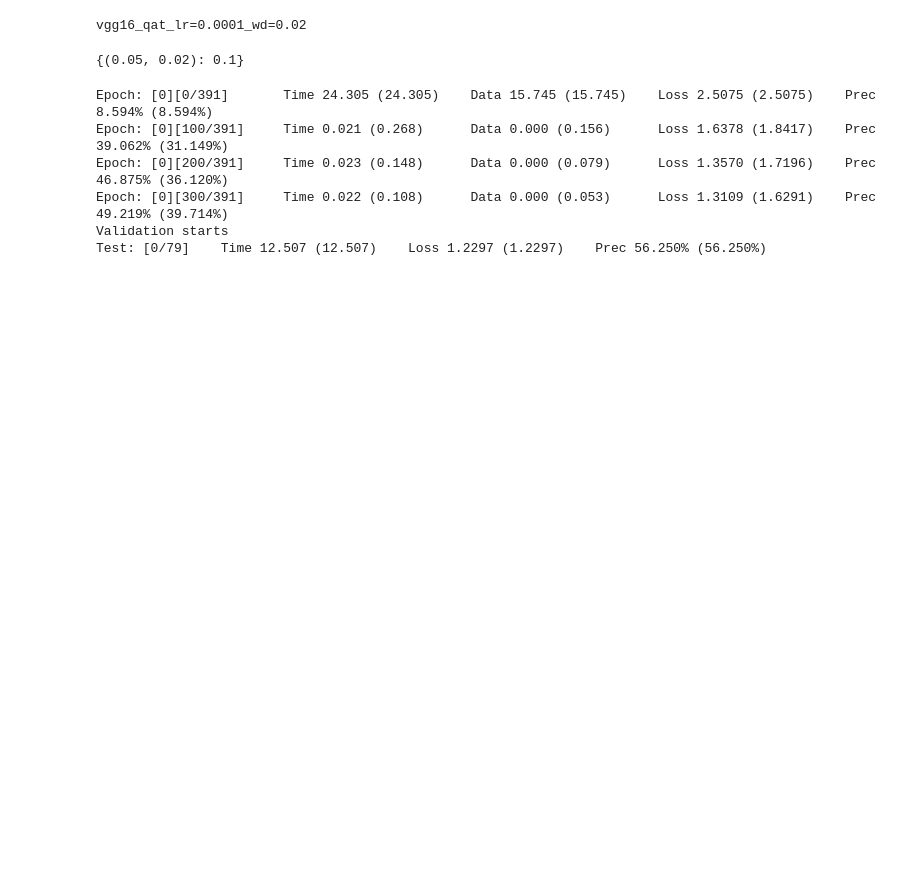
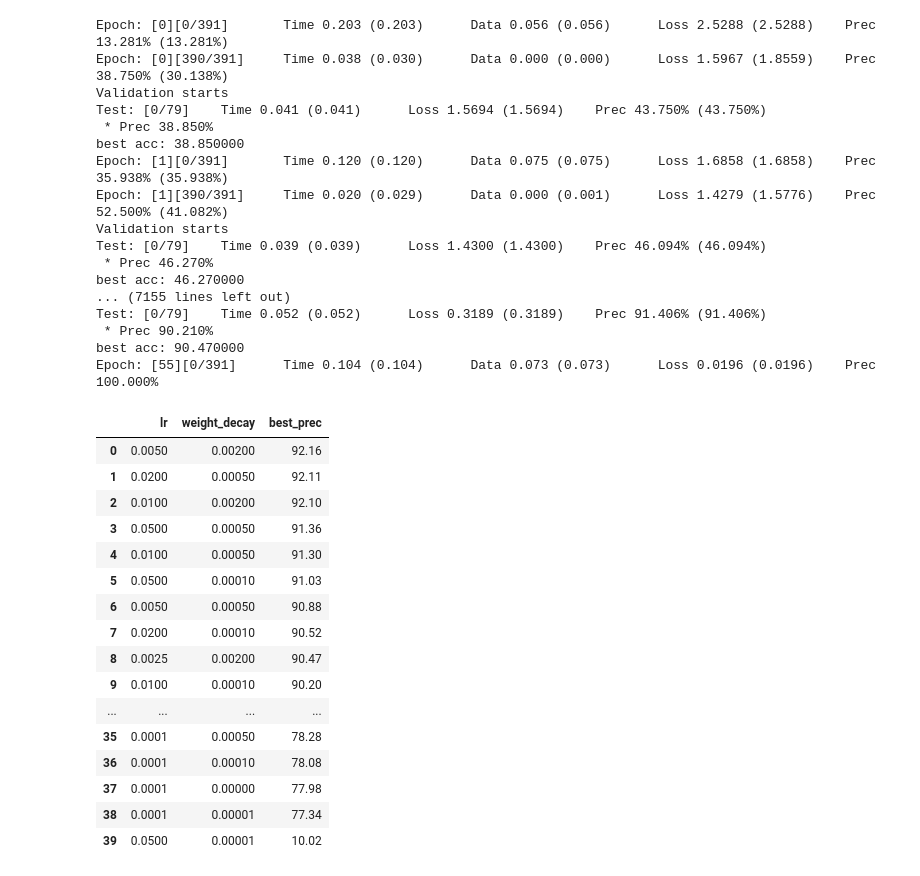
Before and after one commit to DanielGalicia94/ECE284_Project_Team7, a Jupyter notebook: part1_vgg16/vgg16_qat_MFHPO_PC.ipynb, the cells around one changed output. Saved outputs shown, nothing was run; the diff lists cells and outputs as text; code cells hidden in the pictures; blank space fills up the shorter version.

Commit message:
Completed MFHPO code utilized to train model

```diff
--- a/part1_vgg16/vgg16_qat_MFHPO_PC.ipynb
+++ b/part1_vgg16/vgg16_qat_MFHPO_PC.ipynb
@@ -189,7 +189,7 @@ def adjust_learning_rate(optimizer, epoch):
     adjust_list = [45, 90, 180]
     if epoch in adjust_list:
         for param_group in optimizer.param_groups:
-            param_group['lr'] = param_group['lr'] * 0.02
+            param_group['lr'] = param_group['lr'] * 0.1
 # %%
 import os
 import glob
@@ -209,14 +209,6 @@ def save_checkpoint(state, is_best, fdir, best_prec):
         # Save new best checkpoint with accuracy in filename
         best_path = os.path.join(fdir, f'model_best_prec={best_prec:.3f}.pth.tar')
         shutil.copyfile(filepath, best_path)
-# %%
-model_name = "vgg16_qat"
-learning_rate = 1e-4
-weight_decay = 2e-2
-model_name = model_name + f"_lr={learning_rate}_wd={weight_decay}"
-print(model_name)
-# %% [output]
-vgg16_qat_lr=0.0001_wd=0.02
 # %%
 model_name = "vgg16_qat"
 cudnn.benchmark = True
@@ -225,10 +217,10 @@ criterion = nn.CrossEntropyLoss().cuda()
 def MFHPO_LR_WD(learning_rate, weight_decay, max_epochs):
     model = VGG16_quant()
     best_prec = 0
+    model.cuda()
     optimizer = torch.optim.SGD(model.parameters(), lr=learning_rate, momentum=0.9, weight_decay=weight_decay)
-    model.cuda()
     model_name_new = model_name + f"_lr={learning_rate}_wd={weight_decay}"
-    fdir = 'result_checkpoints/'+str(model_name_new)
+    fdir = 'results_MFHPO/'+str(model_name_new)
     if not os.path.exists(fdir):
         os.makedirs(fdir)
     for epoch in range(0, max_epochs):
@@ -251,56 +243,82 @@ def MFHPO_LR_WD(learning_rate, weight_decay, max_epochs):
             'optimizer': optimizer.state_dict(),
         }, is_best, fdir, best_prec)
     return best_prec
-# %%
-lr = 0.05
-wd = 0.02
-lw_dict = {}
-lw_dict[(lr,wd)] = 0.1
-print(lw_dict)
-# %% [output]
-{(0.05, 0.02): 0.1}
 # %%
 import pandas as pd
 model_name = "vgg16_qat"
 cudnn.benchmark = True
 criterion = nn.CrossEntropyLoss().cuda()
 learning_rates = [
-    0.0025, 0.005, 0.01, 0.02,
-    0.04, 0.06, 0.10, 0.16
+    0.0001, 0.0005, 0.001, 0.0025,
+    0.005, 0.01, 0.02, 0.05,
 ]
 
 weight_decays = [
     0.0, 1e-5, 1e-4, 5e-4, 2e-3
 ]
-max_epochs = 5
+max_epochs = 60
 best_prec = 0
 
 results = []
+best_lr = None
+best_wd = None
+global_best_prec = 0
 
-for lr in learning_rates[:4]:
+for lr in learning_rates:
     for wd in weight_decays:
         best_prec = MFHPO_LR_WD(lr, wd, max_epochs)
-
+        if best_prec >= global_best_prec:
+            global_best_prec = best_prec
+            best_lr = lr
+            best_wd = wd
         results.append({
             'lr': lr,
             'weight_decay': wd,
             'best_prec': best_prec
         })
 
         # Save progress after every trial
         df = pd.DataFrame(results)
         df.to_csv('sweep_1_results.csv', index=False)
 
 # Sort by highest accuracy
 df = df.sort_values(by='best_prec', ascending=False)
 df = df.reset_index(drop=True)
 
 
 display(df)
 # %% [output]
-Epoch: [0][0/391]       Time 24.305 (24.305)    Data 15.745 (15.745)    Loss 2.5075 (2.5075)    Prec 8.594% (8.594%)
-Epoch: [0][100/391]     Time 0.021 (0.268)      Data 0.000 (0.156)      Loss 1.6378 (1.8417)    Prec 39.062% (31.149%)
-Epoch: [0][200/391]     Time 0.023 (0.148)      Data 0.000 (0.079)      Loss 1.3570 (1.7196)    Prec 46.875% (36.120%)
-Epoch: [0][300/391]     Time 0.022 (0.108)      Data 0.000 (0.053)      Loss 1.3109 (1.6291)    Prec 49.219% (39.714%)
+Epoch: [0][0/391]       Time 0.203 (0.203)      Data 0.056 (0.056)      Loss 2.5288 (2.5288)    Prec 13.281% (13.281%)
+Epoch: [0][390/391]     Time 0.038 (0.030)      Data 0.000 (0.000)      Loss 1.5967 (1.8559)    Prec 38.750% (30.138%)
 Validation starts
-Test: [0/79]    Time 12.507 (12.507)    Loss 1.2297 (1.2297)    Prec 56.250% (56.250%)
+Test: [0/79]    Time 0.041 (0.041)      Loss 1.5694 (1.5694)    Prec 43.750% (43.750%)
+ * Prec 38.850%
+best acc: 38.850000
+Epoch: [1][0/391]       Time 0.120 (0.120)      Data 0.075 (0.075)      Loss 1.6858 (1.6858)    Prec 35.938% (35.938%)
+Epoch: [1][390/391]     Time 0.020 (0.029)      Data 0.000 (0.001)      Loss 1.4279 (1.5776)    Prec 52.500% (41.082%)
+Validation starts
+Test: [0/79]    Time 0.039 (0.039)      Loss 1.4300 (1.4300)    Prec 46.094% (46.094%)
+ * Prec 46.270%
+best acc: 46.270000
+... (7155 lines left out)
+Test: [0/79]    Time 0.052 (0.052)      Loss 0.3189 (0.3189)    Prec 91.406% (91.406%)
+ * Prec 90.210%
+best acc: 90.470000
+Epoch: [55][0/391]      Time 0.104 (0.104)      Data 0.073 (0.073)      Loss 0.0196 (0.0196)    Prec 100.000%
+|  | lr | weight_decay | best_prec |
+| 0 | 0.0050 | 0.00200 | 92.16 |
+| 1 | 0.0200 | 0.00050 | 92.11 |
+| 2 | 0.0100 | 0.00200 | 92.10 |
+| 3 | 0.0500 | 0.00050 | 91.36 |
+| 4 | 0.0100 | 0.00050 | 91.30 |
+| 5 | 0.0500 | 0.00010 | 91.03 |
+| 6 | 0.0050 | 0.00050 | 90.88 |
+| 7 | 0.0200 | 0.00010 | 90.52 |
+| 8 | 0.0025 | 0.00200 | 90.47 |
+| 9 | 0.0100 | 0.00010 | 90.20 |
+| ... | ... | ... | ... |
+| 35 | 0.0001 | 0.00050 | 78.28 |
+| 36 | 0.0001 | 0.00010 | 78.08 |
+| 37 | 0.0001 | 0.00000 | 77.98 |
+| 38 | 0.0001 | 0.00001 | 77.34 |
+| 39 | 0.0500 | 0.00001 | 10.02 |
```
Also changed, not shown: parts of 9 cells of this notebook.
